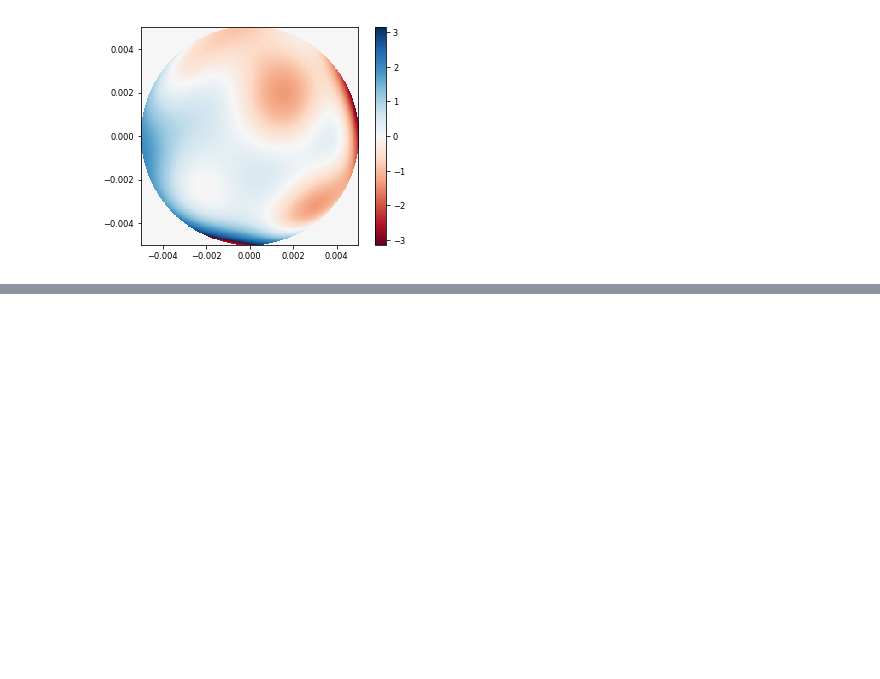
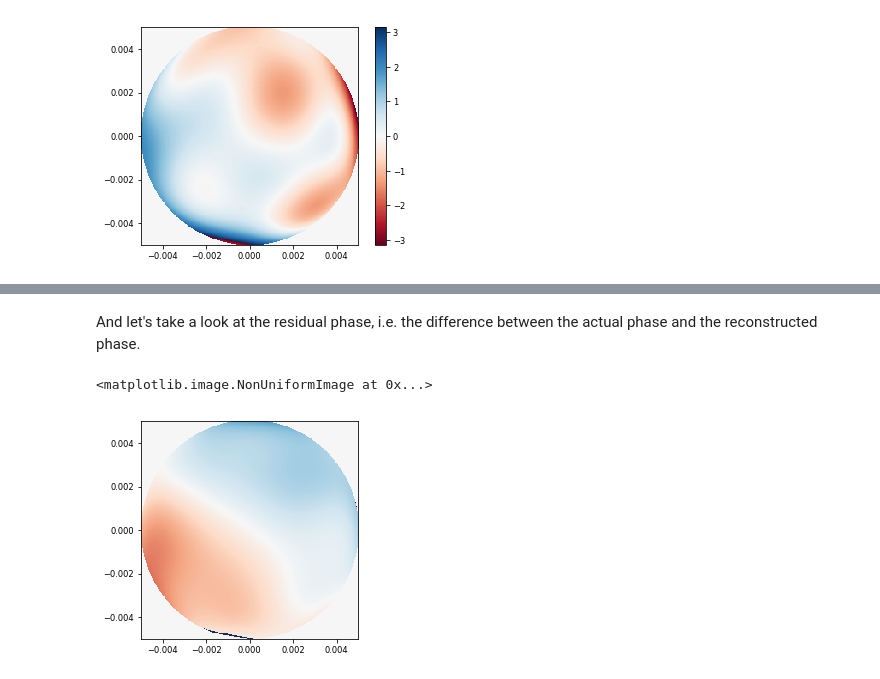
Before and after one commit to ehpor/hcipy, a Jupyter notebook: doc/Wavefront_sensing_1.ipynb, the cells around one changed output, grey strips where cells are left out. Saved outputs shown, nothing was run; the diff lists cells and outputs as text; code cells hidden in the pictures; blank space fills up the shorter version.

```diff
--- a/doc/Wavefront_sensing_1.ipynb
+++ b/doc/Wavefront_sensing_1.ipynb
@@ -144,0 +160,7 @@ imshow_field(reconstructed_wf.phase, vmin=-np.pi, vmax=np.pi, cmap='RdBu'); plt.
+# %% [markdown]
+And let's take a look at the residual phase, i.e. the difference between the actual phase and the reconstructed phase.
+# %%
+imshow_field(wf2sense.phase - reconstructed_wf.phase, vmin=-np.pi, vmax=np.pi, cmap='RdBu')
+# %% [output]
+<matplotlib.image.NonUniformImage at 0x...>
+[figure, added]
```
Also changed, not shown: parts of 2 cells of this notebook.
